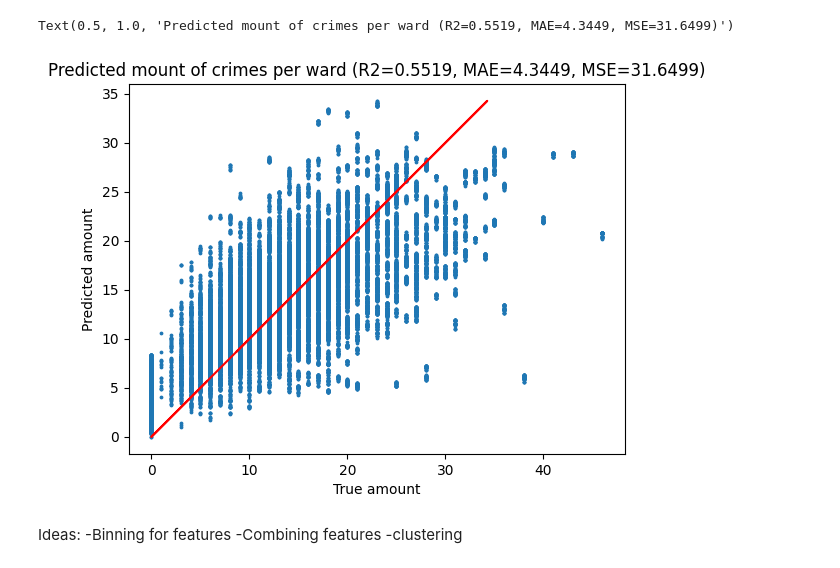
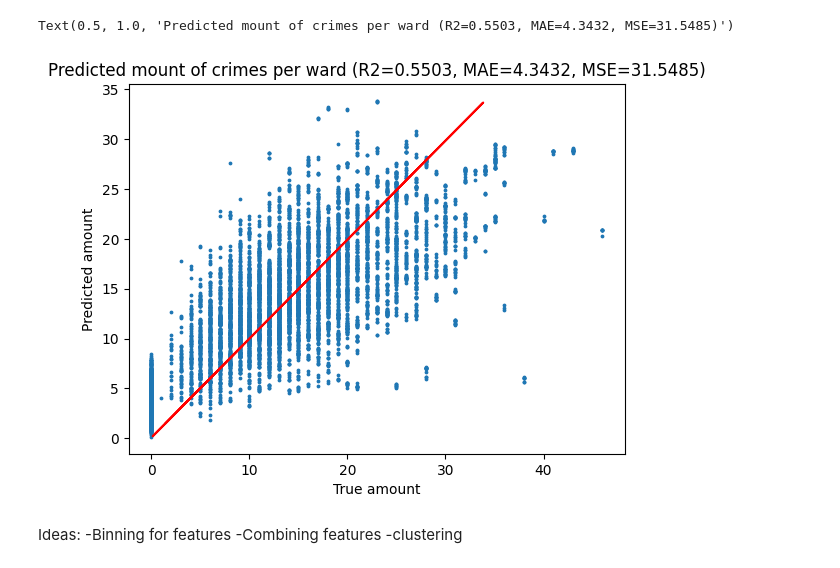
Before and after one commit to Shapkofil/dc20-g22, a Jupyter notebook: notebooks/CrimesInWards.ipynb, the cells around one changed output. Drawn from its saved outputs; the diff is of its cells as text; code cells hidden in the pictures.

```diff
--- a/notebooks/CrimesInWards.ipynb
+++ b/notebooks/CrimesInWards.ipynb
@@ -57,11 +98,11 @@ X_train,X_test,y_train,y_test=train_test_split(X,y,test_size=0.2,
 # %%
 #Linera regression for the crimes in a ward
 
-reg = LinearRegression().fit(X, y)
+reg = LinearRegression().fit(X_train, y_train)
 
-predictions = reg.predict(X)
+predictions = reg.predict(X_test)
 
 
-score = reg.score(X, y)
-MAE = sum(abs(predictions - y))/len(predictions)
-MSE = sum((predictions - y)**2)/len(predictions)
+score = reg.score(X_test, y_test)
+MAE = sum(abs(predictions - y_test))/len(predictions)
+MSE = sum((predictions - y_test)**2)/len(predictions)
@@ -91,16 +121,16 @@ array([-1.43595775e+09, -1.43595775e+09, -1.43595776e+09, -1.43595775e+09,
 # %%
-plt.scatter(y, predictions, s=3)
+plt.scatter(y_test, predictions, s=3)
 
-m, b = np.polyfit(predictions, y, 1)
+m, b = np.polyfit(predictions, y_test, 1)
 
 plt.plot(predictions, m*predictions+b, c='r')
 
 plt.xlabel('True amount')
 plt.ylabel('Predicted amount')
 plt.title(f'Predicted mount of crimes per ward (R2={score:.4f}, MAE={MAE:.4f}, MSE={MSE:.4f})')
 # %% [output]
-Text(0.5, 1.0, 'Predicted mount of crimes per ward (R2=0.5519, MAE=4.3449, MSE=31.6499)')
+Text(0.5, 1.0, 'Predicted mount of crimes per ward (R2=0.5503, MAE=4.3432, MSE=31.5485)')
-[figure, old version]
+[figure, new version]
 # %% [markdown]
 Ideas:
 -Binning for features
```
Also changed, not shown: parts of 5 cells of this notebook.
